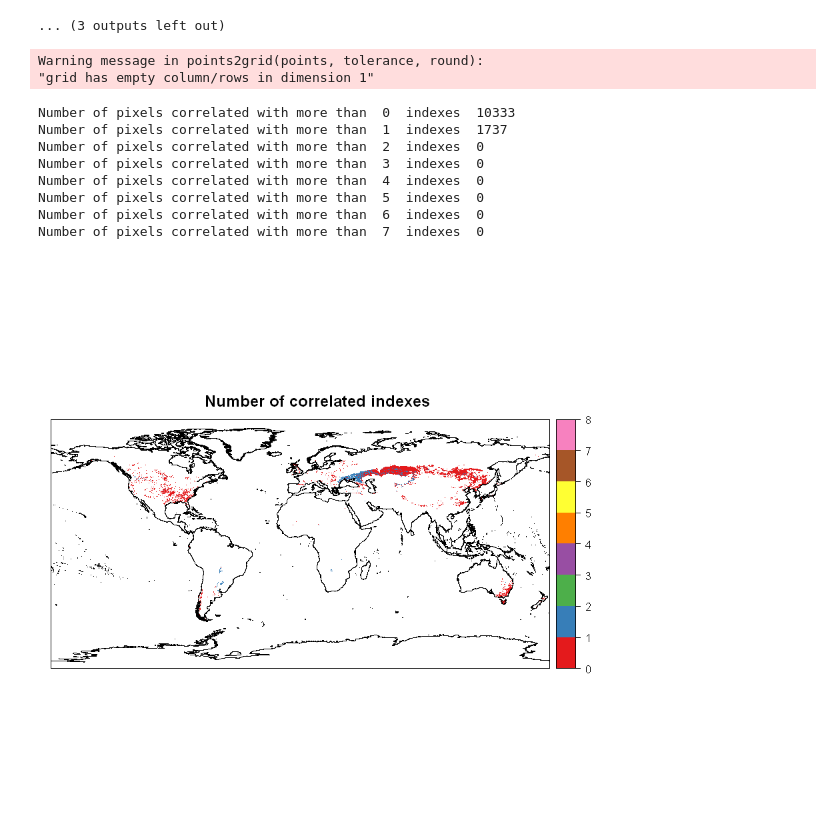
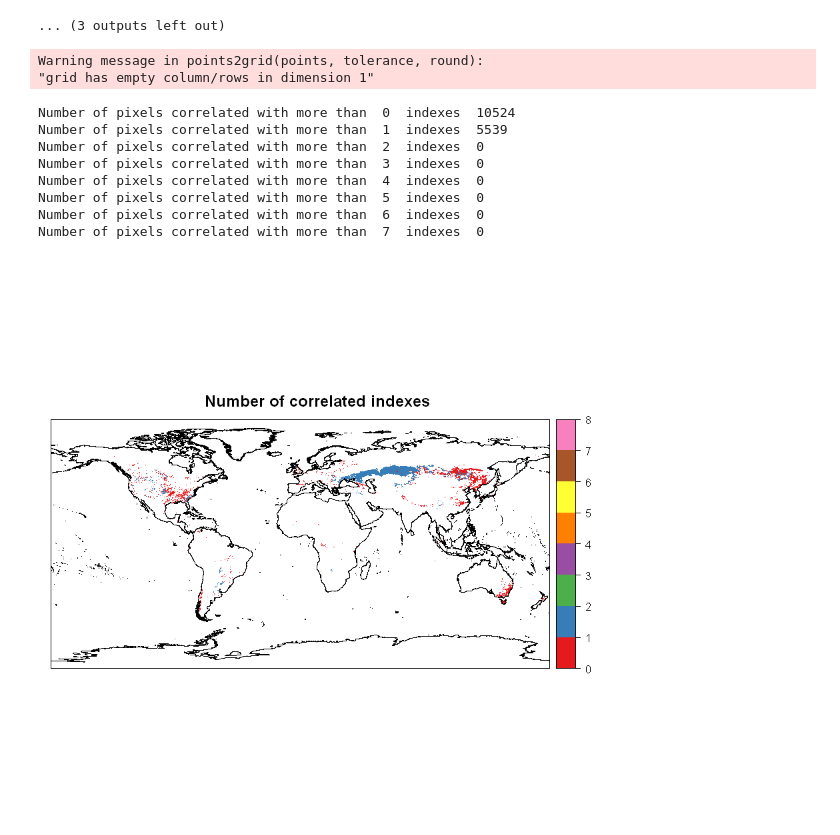
Before and after one commit to MarcosVM98/TFM, a Jupyter notebook: notebooks/Correlation_Per75.ipynb, the cells around one changed output. Saved outputs shown, nothing was run; the diff lists cells and outputs as text; code cells hidden in the pictures.

Commit message:
Now corr.df also stores the pvalues and there is no monthly correlation in the notebook

```diff
--- a/notebooks/Correlation_Per75.ipynb
+++ b/notebooks/Correlation_Per75.ipynb
@@ -306,0 +139,12 @@ Number of pixels correlated with more than  7  indexes  0
+# %%
+corr.df = masked_coords
+corr.df = corr.annual.clus(log1p(masked_ba_series), fireSeasonPer75_def, nina34, 'nina34', corr.df, mode = 'unimodal')
+corr.df = corr.annual.clus(log1p(masked_ba_series), fireSeasonPer75_def, nao, 'nao', corr.df, mode = 'unimodal')
+corr.df = corr.annual.clus(log1p(masked_ba_series), fireSeasonPer75_def, poleur, 'poleur', corr.df, mode = 'unimodal')
+corr.df = corr.annual.clus(log1p(masked_ba_series), fireSeasonPer75_def, ea, 'ea', corr.df, mode = 'unimodal')
+corr.df = corr.annual.clus(log1p(masked_ba_series), fireSeasonPer75_def, eawr, 'eawr', corr.df, mode = 'unimodal')
+corr.df = corr.annual.clus(log1p(masked_ba_series), fireSeasonPer75_def, pna, 'pna', corr.df, mode = 'unimodal')
+corr.df = corr.annual.clus(log1p(masked_ba_series), fireSeasonPer75_def, scand, 'scand', corr.df, mode = 'unimodal')
+corr.df = corr.annual.clus(log1p(masked_ba_series), fireSeasonPer75_def, wp, 'wp', corr.df, mode = 'unimodal')
+
+#save(corr.df, file = 'corrDfAnnualClus.Rdata')
@@ -309,17 +211,14 @@ Number of pixels correlated with more than  7  indexes  0
 # %%
 corr.df.2 = masked_coords
 mode = 'bimodal1'
-corr.df.2 = corr.annual.clus(nina34, 'nina34', corr.df.2, mode = mode)
-#corr.df.2 = corr.annual(oni, 'oni', corr.df.2, mode = mode)
-corr.df.2 = corr.annual.clus(nao, 'nao', corr.df.2, mode = mode)
-corr.df.2 = corr.annual.clus(poleur, 'poleur', corr.df.2, mode = mode)
-corr.df.2 = corr.annual.clus(ea, 'ea', corr.df.2, mode = mode)
-corr.df.2 = corr.annual.clus(eawr, 'eawr', corr.df.2, mode = mode)
-#corr.df.2 = corr.annual(epnp, 'epnp', corr.df.2, mode = mode)
-corr.df.2 = corr.annual.clus(pna, 'pna', corr.df.2, mode = mode)
-#corr.df.2 = corr.annual(soi, 'soi', corr.df.2, mode = mode)
-corr.df.2 = corr.annual.clus(scand, 'scand', corr.df.2, mode = mode)
-corr.df.2 = corr.annual.clus(wp, 'wp', corr.df.2, mode = mode)
+corr.df.2 = corr.annual.clus(log1p(masked_ba_series), fireSeasonPer75_def, nina34, 'nina34', corr.df.2, mode = mode)
+corr.df.2 = corr.annual.clus(log1p(masked_ba_series), fireSeasonPer75_def, nao, 'nao', corr.df.2, mode = mode)
+corr.df.2 = corr.annual.clus(log1p(masked_ba_series), fireSeasonPer75_def, poleur, 'poleur', corr.df.2, mode = mode)
+corr.df.2 = corr.annual.clus(log1p(masked_ba_series), fireSeasonPer75_def, ea, 'ea', corr.df.2, mode = mode)
+corr.df.2 = corr.annual.clus(log1p(masked_ba_series), fireSeasonPer75_def, eawr, 'eawr', corr.df.2, mode = mode)
+corr.df.2 = corr.annual.clus(log1p(masked_ba_series), fireSeasonPer75_def, pna, 'pna', corr.df.2, mode = mode)
+corr.df.2 = corr.annual.clus(log1p(masked_ba_series), fireSeasonPer75_def, scand, 'scand', corr.df.2, mode = mode)
+corr.df.2 = corr.annual.clus(log1p(masked_ba_series), fireSeasonPer75_def, wp, 'wp', corr.df.2, mode = mode)
 # %% [output]
 Warning message in points2grid(points, tolerance, round):
 "grid has empty column/rows in dimension 1"Warning message in points2grid(points, tolerance, round):
@@ -346,41 +245,39 @@ Warning message in points2grid(points, tolerance, round):
 [figure]
 ... (3 outputs left out)
 # %%
-threshold = -2
-
 arg.list <- list(col.regions = brewer.pal(8, 'Set1'),
                           at = seq(0, 8, 1), main = 'Number of correlated indexes')
 
-v = cbind(as.numeric(corr.df.2$nao > threshold), as.numeric(corr.df.2$poleur > threshold), as.numeric(corr.df.2$ea > threshold),
-          as.numeric(corr.df.2$eawr > threshold), as.numeric(corr.df.2$pna > threshold), as.numeric(corr.df.2$nina34 > threshold),
-          as.numeric(corr.df.2$scand > threshold), as.numeric(corr.df.2$wp > threshold))
+v = cbind(as.numeric(corr.df.2$nao.1.pvalue<0.05), as.numeric(corr.df.2$poleur.1.pvalue<0.05), as.numeric(corr.df.2$ea.1.pvalue<0.05),
+          as.numeric(corr.df.2$eawr.1.pvalue<0.05), as.numeric(corr.df.2$pna.1.pvalue<0.05), as.numeric(corr.df.2$nina34.1.pvalue<0.05),
+          as.numeric(corr.df.2$scand.1.pvalue<0.05), as.numeric(corr.df.2$wp.1.pvalue<0.05))
 
 corr.df.2$suma = rowSums(v, na.rm=T)
 v <- corr.df.2$suma
 v[which(v < 1)] <- NA
 
 df1 <- cbind.data.frame(masked_coords, v)
 coordinates(df1) <- c(1,2)
 gridded(df1) <- TRUE
 arg.list[["sp.layout"]] <- list("sp.lines", coast.lines)
 arg.list[["obj"]] <- df1
 arg.list[["zcol"]] <- 1
 arg.list[["ylim"]] <- c(-90,90)
 arg.list[["xlim"]] <- c(-180,180)
 do.call("spplot", arg.list) %>% print()
 
 for (i in 1:8){
     cat('Number of pixels correlated with more than ', i-1, ' indexes ', sum(corr.df.2$suma > i-1), '\n')
 }
 # %% [output]
 Warning message in points2grid(points, tolerance, round):
 "grid has empty column/rows in dimension 1"
-Number of pixels correlated with more than  0  indexes  10333
-Number of pixels correlated with more than  1  indexes  1737
+Number of pixels correlated with more than  0  indexes  10524
+Number of pixels correlated with more than  1  indexes  5539
 Number of pixels correlated with more than  2  indexes  0
 Number of pixels correlated with more than  3  indexes  0
 Number of pixels correlated with more than  4  indexes  0
 Number of pixels correlated with more than  5  indexes  0
 Number of pixels correlated with more than  6  indexes  0
 Number of pixels correlated with more than  7  indexes  0
-[figure, old version]
+[figure, new version]
```
Also changed, not shown: parts of 8 cells of this notebook, 1 other file.
